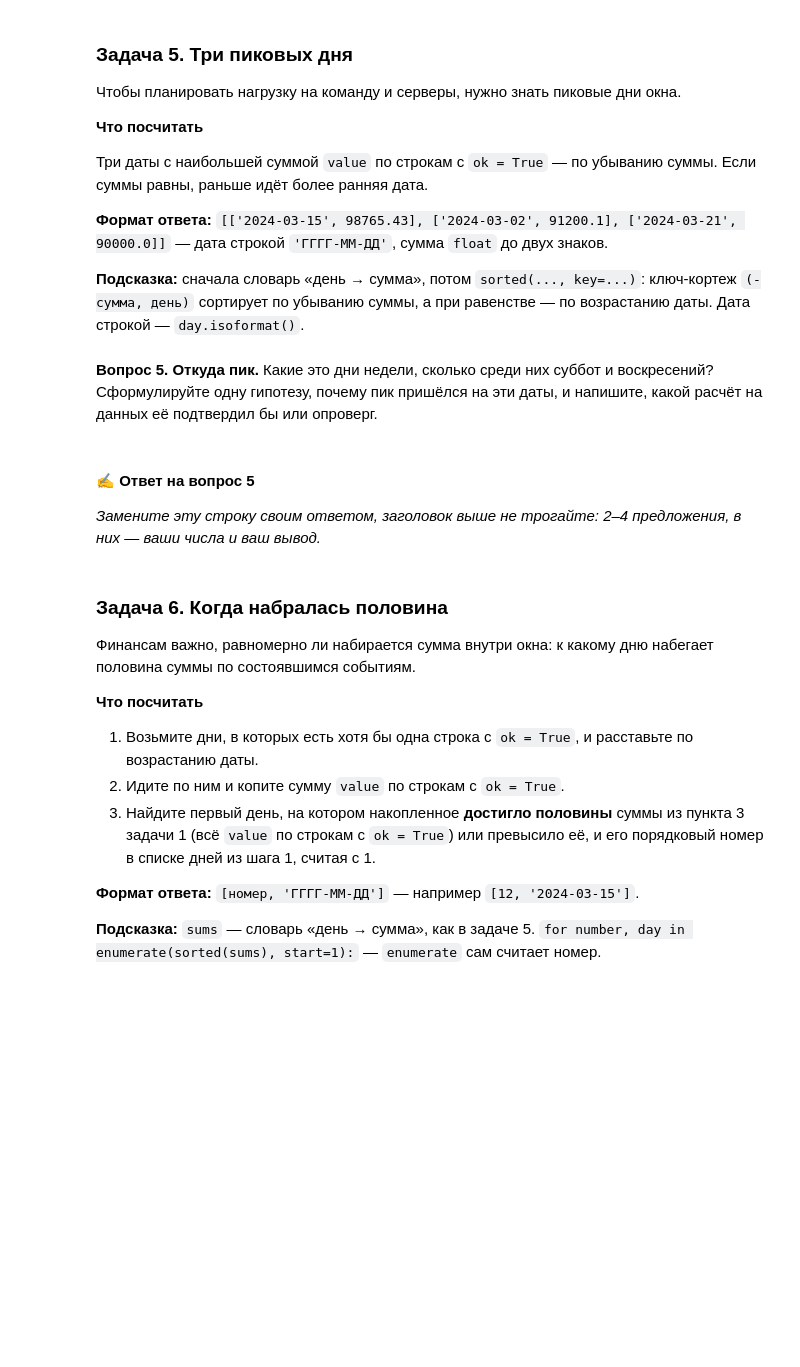
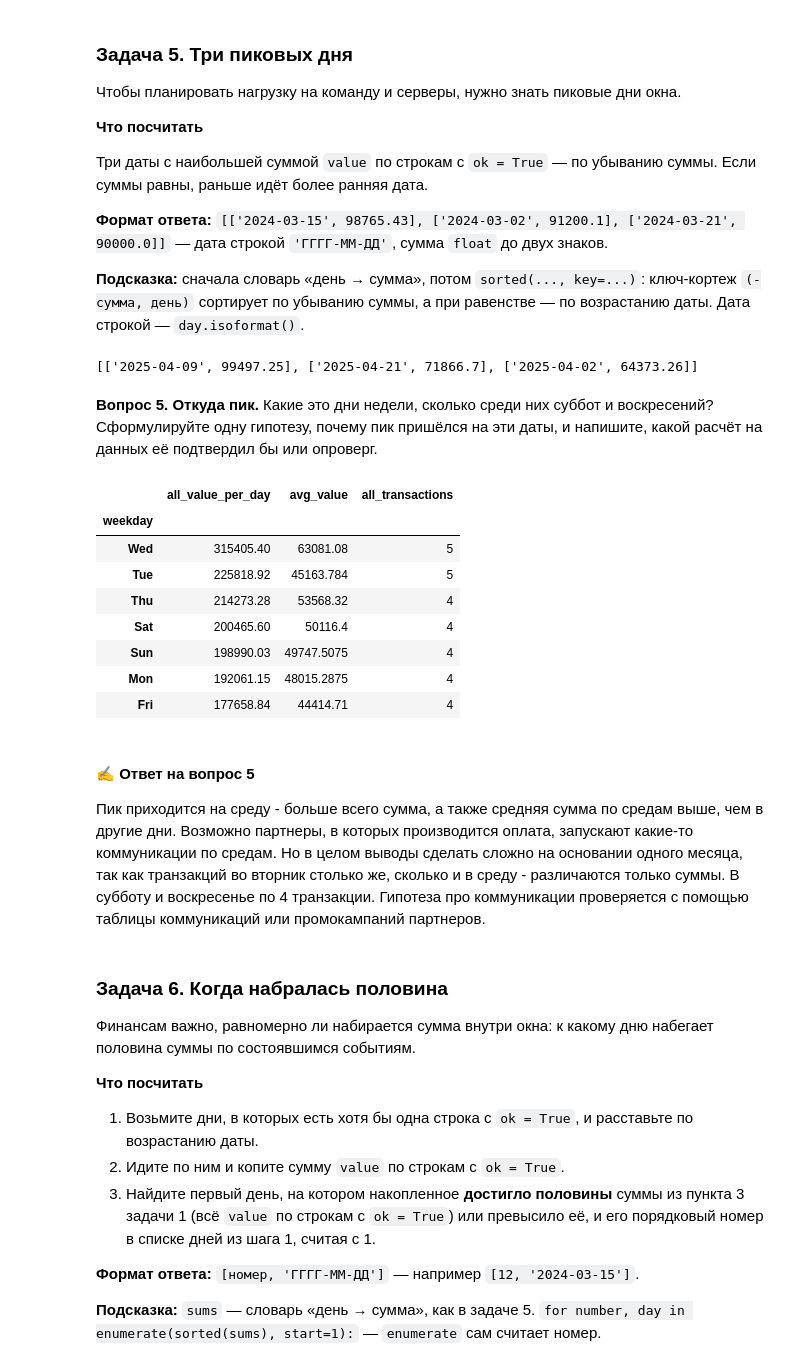
Before and after one commit to rekvit/python-module1, a Jupyter notebook: notebooks/hw1.ipynb, the cells around one changed output. Cells and saved outputs as stored; diff of their text form; code cells hidden in the pictures; blank space fills up the shorter version.

```diff
--- a/notebooks/hw1.ipynb
+++ b/notebooks/hw1.ipynb
@@ -626,22 +626,50 @@ rows_per_user[rows_per_user["count"] == 5]
 
 **Подсказка:** сначала словарь «день → сумма», потом `sorted(..., key=...)`: ключ-кортеж `(-сумма, день)` сортирует по убыванию суммы, а при равенстве — по возрастанию даты. Дата строкой — `day.isoformat()`.
 # %%
+rows_pd = pd.DataFrame(rows)
+
 def task5(rows: list[dict]) -> list:
     # верните [['ГГГГ-ММ-ДД', сумма], [...], [...]]
-    ...
+    top_3_days = rows_pd[rows_pd["ok"] == True].groupby("day").agg(all_value=("value", "sum")).sort_values("all_value", ascending=False).iloc[:3]
+    top_3_days = top_3_days.reset_index()
 
+    return [
+        [day.isoformat(), round(float(value), 2)]
+        for day, value in top_3_days[["day", "all_value"]].values.tolist()
+    ]
 
 answer_5 = task5(rows)
 answer_5
+# %% [output]
+[['2025-04-09', 99497.25], ['2025-04-21', 71866.7], ['2025-04-02', 64373.26]]
 # %% [markdown]
 **Вопрос 5.** **Откуда пик.** Какие это дни недели, сколько среди них суббот и воскресений? Сформулируйте одну гипотезу, почему пик пришёлся на эти даты, и напишите, какой расчёт на данных её подтвердил бы или опроверг.
 # %%
 # Числа для ответа на вопрос 5 считайте здесь — по rows и answer_5.
 # Ячейка тоже выполняется на контрольном участке: даты, id и сегмент руками не вписывайте.
+WEEKDAYS = ["Mon", "Tue", "Wed", "Thu", "Fri", "Sat", "Sun"]
+top_days = rows_pd[rows_pd["ok"] == True].groupby("day").agg(all_value=("value", "sum")).sort_values("day", ascending=True)
+top_days = top_days.reset_index()
+top_days["weekday"] = top_days["day"].apply(
+    lambda day: WEEKDAYS[day.weekday()]
+)
+top_days.groupby("weekday")\
+    .agg(all_value_per_day=("all_value", "sum"), avg_value=("all_value", "mean"), all_transactions=("day", "count"))\
+    .sort_values("all_value_per_day", ascending=False)
+# %% [output]
+|  | all_value_per_day | avg_value | all_transactions |
+| weekday |  |  |  |
+| Wed | 315405.40 | 63081.08 | 5 |
+| Tue | 225818.92 | 45163.784 | 5 |
+| Thu | 214273.28 | 53568.32 | 4 |
+| Sat | 200465.60 | 50116.4 | 4 |
+| Sun | 198990.03 | 49747.5075 | 4 |
+| Mon | 192061.15 | 48015.2875 | 4 |
+| Fri | 177658.84 | 44414.71 | 4 |
 # %% [markdown]
 #### ✍️ Ответ на вопрос 5
 
-_Замените эту строку своим ответом, заголовок выше не трогайте: 2–4 предложения, в них — ваши числа и ваш вывод._
+Пик приходится на среду - больше всего сумма, а также средняя сумма по средам выше, чем в другие дни. Возможно партнеры, в которых производится оплата, запускают какие-то коммуникации по средам. Но в целом выводы сделать сложно на основании одного месяца, так как транзакций во вторник столько же, сколько и в среду - различаются только суммы. В субботу и воскресенье по 4 транзакции. Гипотеза про коммуникации проверяется с помощью таблицы коммуникаций или промокампаний партнеров.
 # %% [markdown]
 ### Задача 6. Когда набралась половина
 
```
